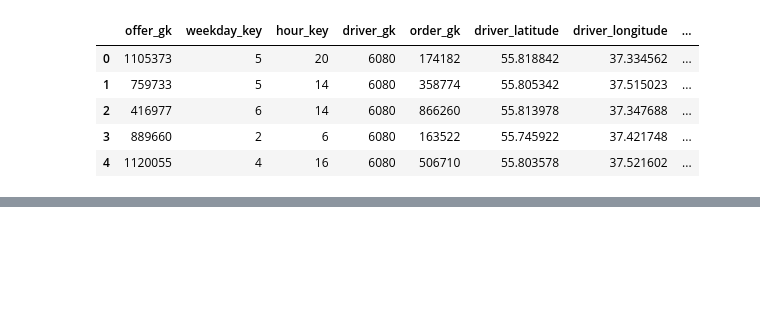
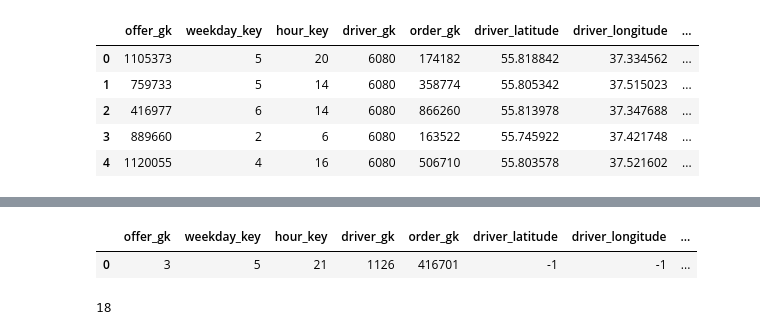
Before and after one commit to ArtemKupriyanov/bigdata_hack, a Jupyter notebook: draft_Miller.ipynb, the cells around one changed output, grey strips where cells are left out. Cells and saved outputs as stored; diff of their text form; code cells hidden in the pictures; blank space fills up the shorter version.

```diff
--- a/draft_Miller.ipynb
+++ b/draft_Miller.ipynb
@@ -351,0 +476,15 @@ KeyboardInterrupt:
+# %%
+for col in mode:
+    try:
+        mode[col] = np.array(mode[col], dtype=int)
+    except:
+        pass
+# %%
+mode
+# %% [output]
+|  | offer_gk | weekday_key | hour_key | driver_gk | order_gk | driver_latitude | driver_longitude | ... |
+| 0 | 3 | 5 | 21 | 1126 | 416701 | -1 | -1 | ... |
+# %%
+len(X_test.columns)
+# %% [output]
+18
```
Also changed, not shown: parts of 37 cells of this notebook, 1 other file.
